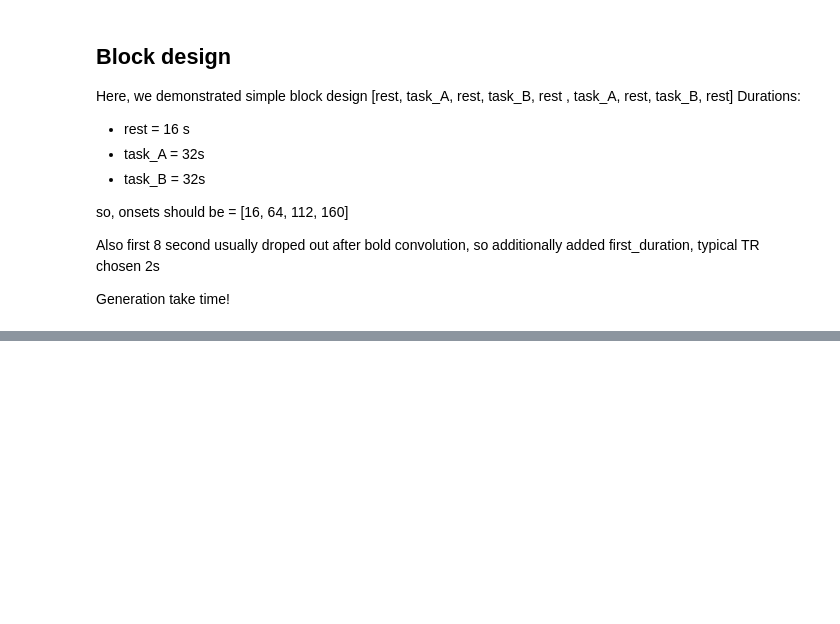
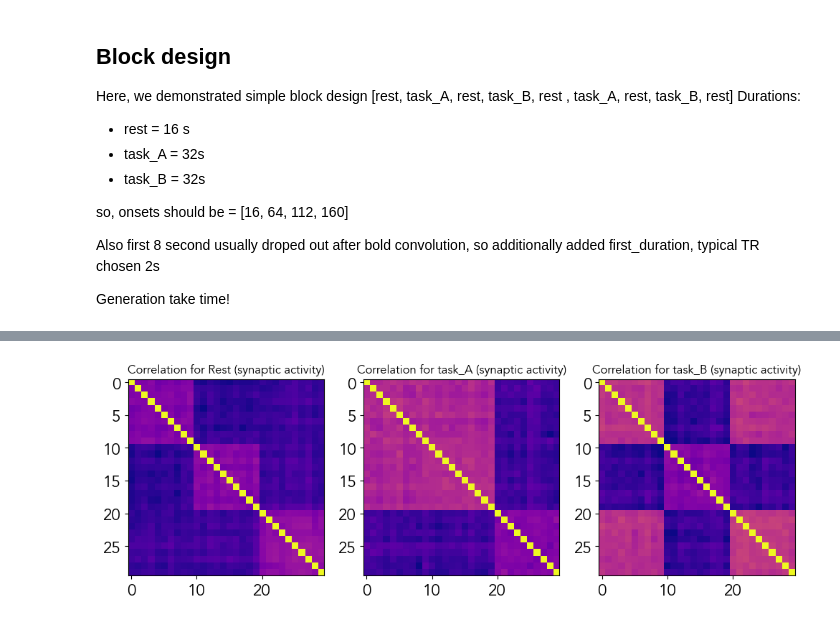
Before and after one commit to IHB-IBR-department/ER_simulator, a Jupyter notebook: notebooks/02Ex.BlockDesignOnset.ipynb, the cells around one changed output, grey strips where cells are left out. Saved outputs shown, nothing was run; the diff lists cells and outputs as text; code cells hidden in the pictures; blank space fills up the shorter version.

```diff
--- a/notebooks/02Ex.BlockDesignOnset.ipynb
+++ b/notebooks/02Ex.BlockDesignOnset.ipynb
@@ -319 +122,11 @@ time_BOLD, BOLD_random = wc_block.generate_bold(bold_input,
+# %%
+fig, axs = plt.subplots(1, 3, figsize = (12,4))
+t_names = ['Rest', 'task_A', 'task_B']
+for i in range(3):
+    concat_series = wc_block.get_task_block(t_names[i], 'mtime',  'syn_act')
+    corr_series = np.corrcoef(concat_series)
+    axs[i].imshow(corr_series)
+    axs[i].set_title(f"Correlation for {t_names[i]} (synaptic activity)", fontsize=12);
+# %% [output]
+[figure, added]
 # %%
```
Also changed, not shown: parts of 27 cells of this notebook, 36 other files.
